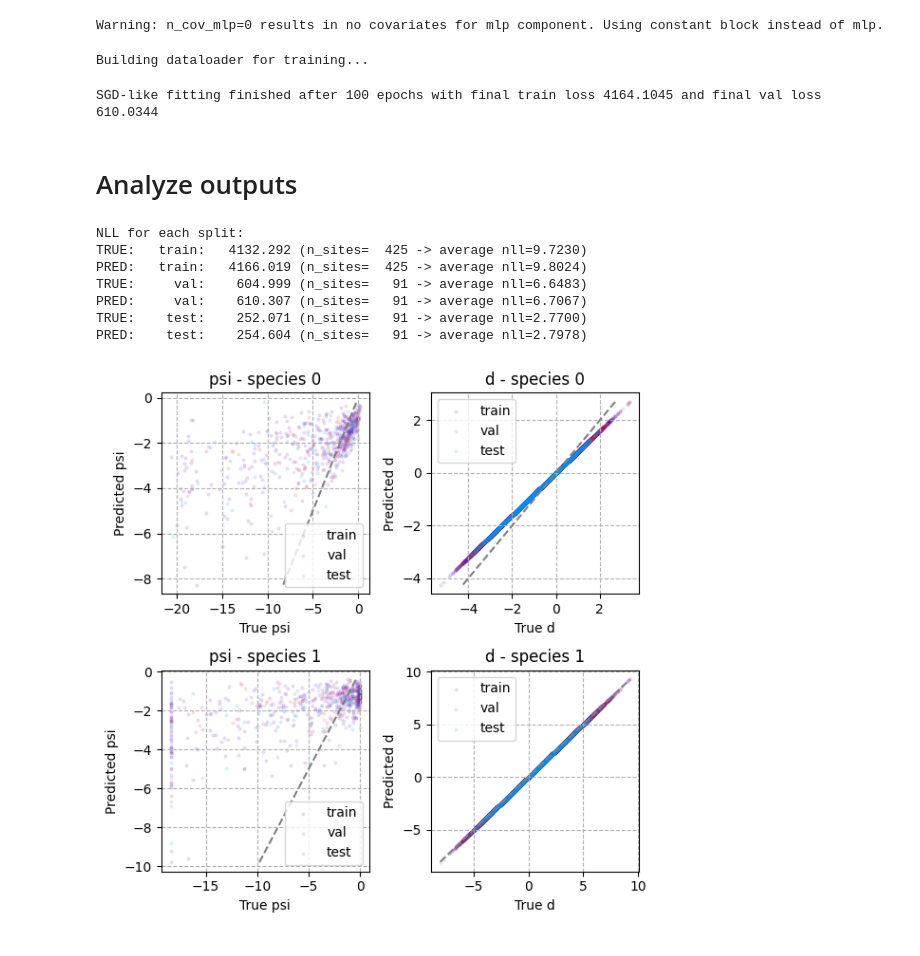
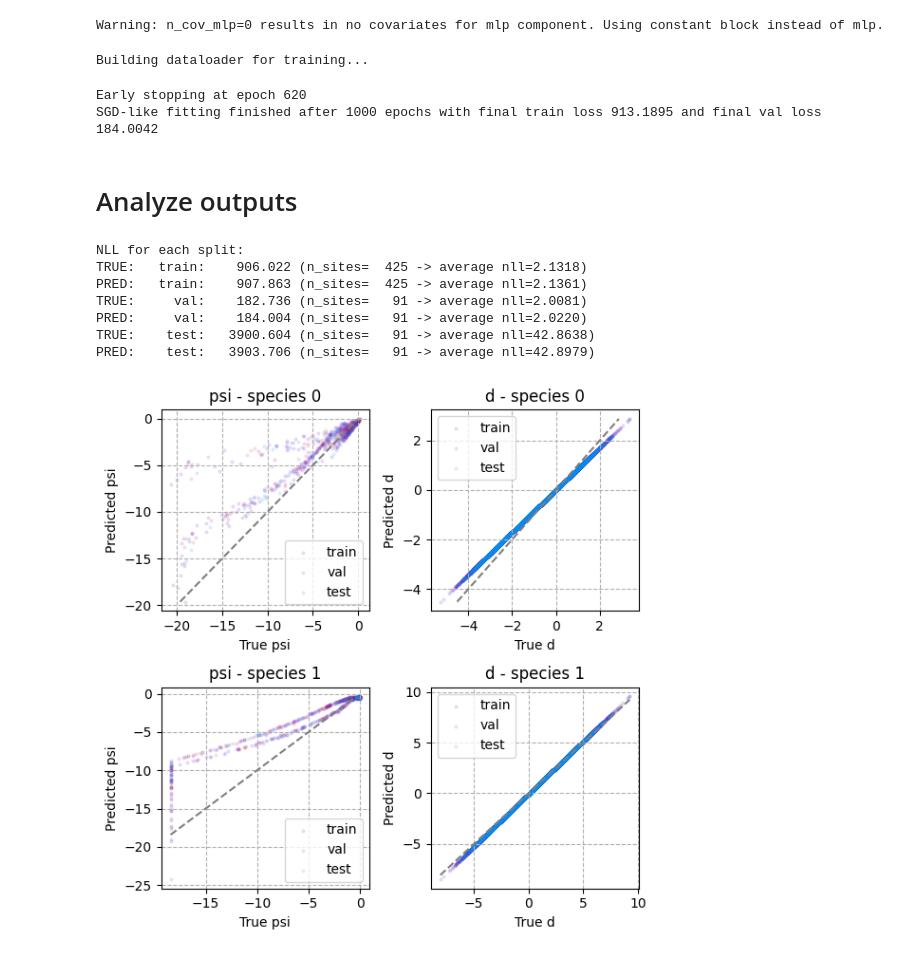
Before and after one commit to RaphBnrd/OccuPYcy, a Jupyter notebook: examples/simple_fit.ipynb, the cells around one changed output. Cells and saved outputs as stored; diff of their text form; code cells hidden in the pictures.

Commit message:
Early stopping for SGD + eval and train mode for OccuModel

```diff
--- a/examples/simple_fit.ipynb
+++ b/examples/simple_fit.ipynb
@@ -192,7 +193,7 @@ Warning: n_cov_mlp=0 results in no covariates for mlp component. Using constant
 res = fit_sgd_like(
     data,
     model,
-    n_epochs=100,
+    n_epochs=1000,
     batch_size=500,
     lr_psi=1e-3,
     lr_d=1e-3,
@@ -200,7 +201,8 @@ res = fit_sgd_like(
     optimizer_d_cls=torch.optim.SGD,
     seed_dataloader=seed,
     splitting=splitting,
-    device=torch.device("cpu")
+    device=torch.device("cpu"),
+    patience_early_stopping=50
 )
 
 # --- LBFGS ---
@@ -223,4 +225,5 @@ res = fit_sgd_like(
 # )
 # %% [output]
 Building dataloader for training...
-SGD-like fitting finished after 100 epochs with final train loss 4164.1045 and final val loss 610.0344
+Early stopping at epoch 620
+SGD-like fitting finished after 1000 epochs with final train loss 913.1895 and final val loss 184.0042
@@ -281,25 +370,26 @@ for split in ['train', 'val', 'test']:
     this_true_nll = 0.0
     this_pred_nll = 0.0
     for batch in dl:
+        model.eval()
         with torch.no_grad():
             tmp_logit_psi_pred, tmp_logit_d_pred = model.forward_logits(
                 X_psi=batch.X_psi, X_d=batch.X_d
             )
-        tmp_logit_psi_true = f_true_logit_psi(batch.X_psi.cpu())
-        tmp_logit_d_true = f_true_logit_d(batch.X_d.cpu())
+        tmp_logit_psi_true = f_true_logit_psi(batch.X_psi)
+        tmp_logit_d_true = f_true_logit_d(batch.X_d)
         # Append to the full tensors for plotting
         logit_psi_pred = torch.cat([logit_psi_pred, tmp_logit_psi_pred.cpu()])
         logit_d_pred = torch.cat([logit_d_pred, tmp_logit_d_pred.cpu()])
-        logit_psi_true = torch.cat([logit_psi_true, tmp_logit_psi_true])
-        logit_d_true = torch.cat([logit_d_true, tmp_logit_d_true])
+        logit_psi_true = torch.cat([logit_psi_true, tmp_logit_psi_true.cpu()])
+        logit_d_true = torch.cat([logit_d_true, tmp_logit_d_true.cpu()])
         # Compute NLL for the split
         this_true_nll += nll_logits(
-            y=batch.y.cpu(), logit_psi=tmp_logit_psi_true, logit_d=tmp_logit_d_true,
-            indices_visit_site=batch.indices_visit_site.cpu()
+            y=batch.y, logit_psi=tmp_logit_psi_true, logit_d=tmp_logit_d_true,
+            indices_visit_site=batch.indices_visit_site
         ).item()
         this_pred_nll += nll_logits(
-            y=batch.y.cpu(), logit_psi=tmp_logit_psi_pred, logit_d=tmp_logit_d_pred,
-             indices_visit_site=batch.indices_visit_site.cpu()
+            y=batch.y, logit_psi=tmp_logit_psi_pred, logit_d=tmp_logit_d_pred,
+            indices_visit_site=batch.indices_visit_site
          ).item()
     true_nll[split] = this_true_nll
     final_pred_nll[split] = this_pred_nll
@@ -328,40 +418,40 @@ for split in ['train', 'val', 'test']:
 
 for idx_sp in range(n_species):
     ax1, ax2 = axes[idx_sp, 0], axes[idx_sp, 1]
 
     ax1.plot(
         [min_range_psi[idx_sp].detach().cpu(), max_range_psi[idx_sp].detach().cpu()],
         [min_range_psi[idx_sp].detach().cpu(), max_range_psi[idx_sp].detach().cpu()],
         linestyle="--", color="gray"
     )
     ax1.legend()
     ax1.set_title(f"psi - species {idx_sp}")
     ax1.set_xlabel("True psi")
     ax1.set_ylabel("Predicted psi")
     ax1.grid(True, which="both", ls="--")
 
     ax2.plot(
         [min_range_d[idx_sp].detach().cpu(), max_range_d[idx_sp].detach().cpu()],
         [min_range_d[idx_sp].detach().cpu(), max_range_d[idx_sp].detach().cpu()],
         linestyle="--", color="gray"
     )
     ax2.legend()
     ax2.set_title(f"d - species {idx_sp}")
     ax2.set_xlabel("True d")
     ax2.set_ylabel("Predicted d")
     ax2.grid(True, which="both", ls="--")
 
 plt.tight_layout()
 plt.show()
 # %% [output]
 NLL for each split:
-TRUE:   train:   4132.292 (n_sites=  425 -> average nll=9.7230)
-PRED:   train:   4166.019 (n_sites=  425 -> average nll=9.8024)
-TRUE:     val:    604.999 (n_sites=   91 -> average nll=6.6483)
-PRED:     val:    610.307 (n_sites=   91 -> average nll=6.7067)
-TRUE:    test:    252.071 (n_sites=   91 -> average nll=2.7700)
-PRED:    test:    254.604 (n_sites=   91 -> average nll=2.7978)
+TRUE:   train:    906.022 (n_sites=  425 -> average nll=2.1318)
+PRED:   train:    907.863 (n_sites=  425 -> average nll=2.1361)
+TRUE:     val:    182.736 (n_sites=   91 -> average nll=2.0081)
+PRED:     val:    184.004 (n_sites=   91 -> average nll=2.0220)
+TRUE:    test:   3900.604 (n_sites=   91 -> average nll=42.8638)
+PRED:    test:   3903.706 (n_sites=   91 -> average nll=42.8979)
-[figure, old version]
+[figure, new version]
 # %%
 def plot_this_loss_history(ax, split, res=res, final_pred_nll=final_pred_nll,
                            true_nll=true_nll, splitting=splitting,
```
Also changed, not shown: parts of 3 cells of this notebook, 3 other files.
